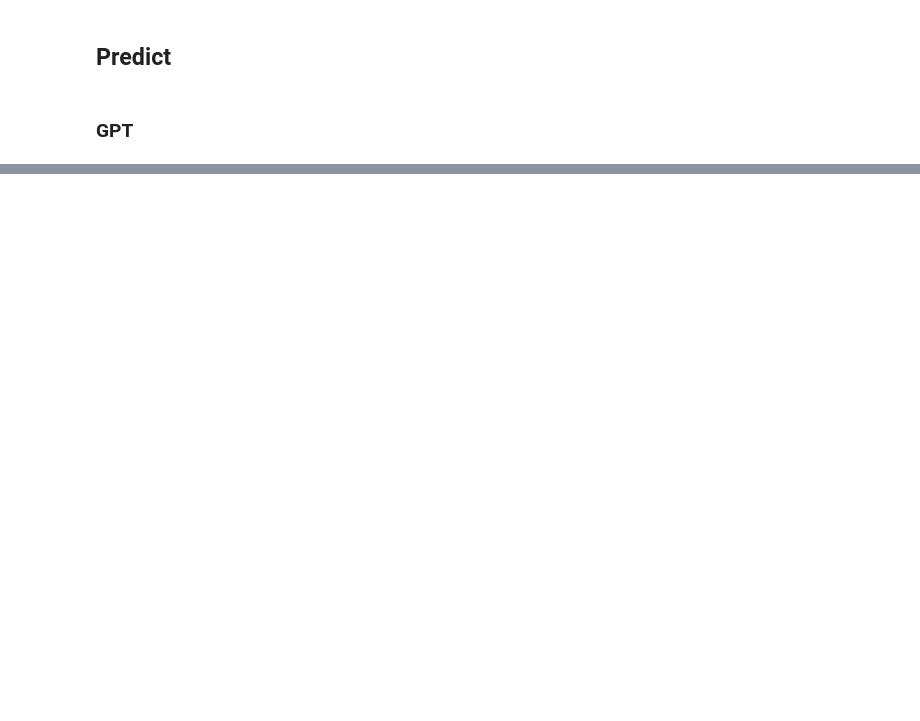
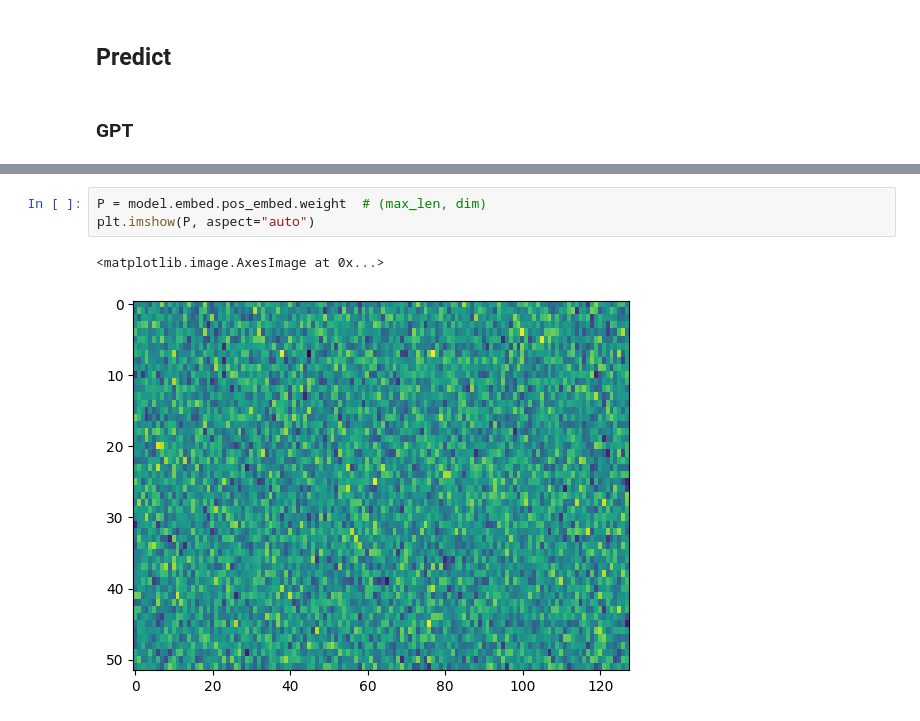
Before and after one commit to emeraldgoose/hcrot, a Jupyter notebook: notebooks/simple_gpt.ipynb, the cells around one changed output, grey strips where cells are left out. Saved outputs shown, nothing was run; the diff lists cells and outputs as text; blank space fills up the shorter version.

```diff
--- a/notebooks/simple_gpt.ipynb
+++ b/notebooks/simple_gpt.ipynb
@@ -323,0 +375,6 @@ top_k_top_p: Greate minds think alike, but they also think differently they also
+# %%
+P = model.embed.pos_embed.weight  # (max_len, dim)
+plt.imshow(P, aspect="auto")
+# %% [output]
+<matplotlib.image.AxesImage at 0x...>
+[figure, added]
```
Also changed, not shown: parts of 17 cells of this notebook, 5 other files.
